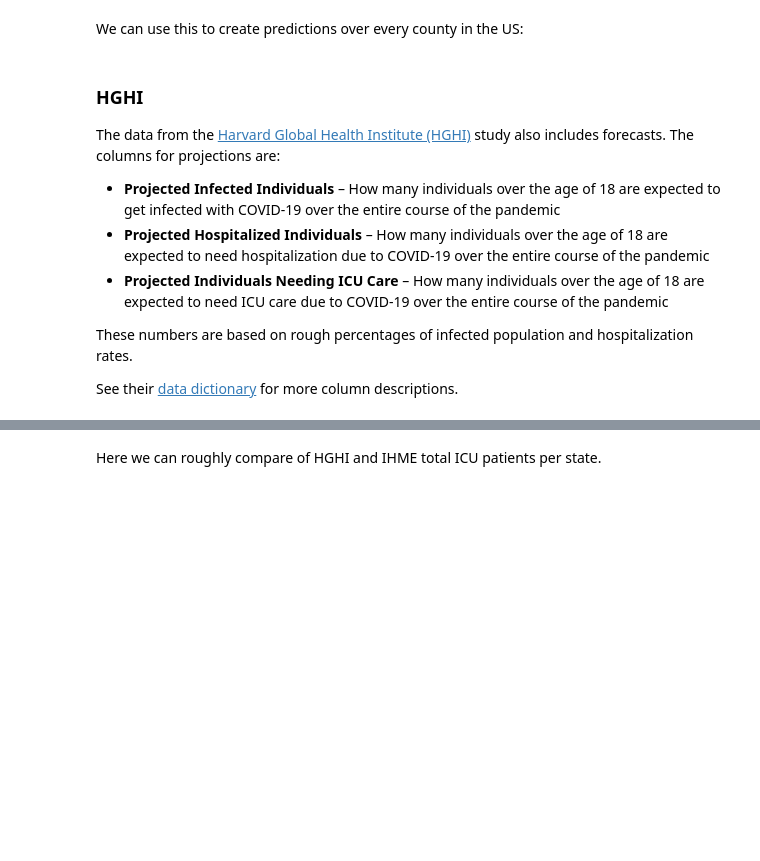
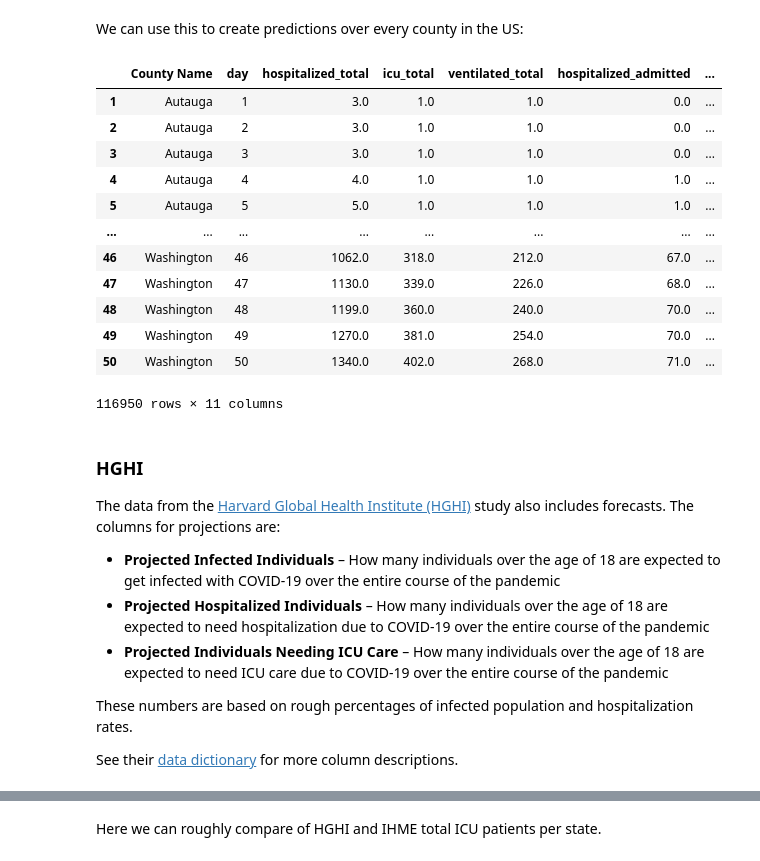
Before and after one commit to covidcaremap/covid19-healthsystemcapacity, a Jupyter notebook: notebooks/00_getting_started/02_Working_with_demand_data.ipynb, the cells around one changed output, grey strips where cells are left out. Drawn from its saved outputs; the diff is of its cells as text; code cells hidden in the pictures; blank space fills up the shorter version.

```diff
--- a/notebooks/00_getting_started/02_Working_with_demand_data.ipynb
+++ b/notebooks/00_getting_started/02_Working_with_demand_data.ipynb
@@ -153,15 +236,29 @@ We can use this to create predictions over every county in the US:
 # %%
 from covidcaremap.cases import get_county_case_info
 
 # Gets confirmed cases from USA Facts per county for date.
-cases_by_county = get_county_case_info('3/26/2020')
+cases_by_county = get_county_case_info('4/3/20')
 chime_county_df = ccm_chime.get_regional_predictions(cases_by_county,
                                        region_id_column='County Name')
 chime_county_df
+# %% [output]
+|  | County Name | day | hospitalized_total | icu_total | ventilated_total | hospitalized_admitted | ... |
+| 1 | Autauga | 1 | 3.0 | 1.0 | 1.0 | 0.0 | ... |
+| 2 | Autauga | 2 | 3.0 | 1.0 | 1.0 | 0.0 | ... |
+| 3 | Autauga | 3 | 3.0 | 1.0 | 1.0 | 0.0 | ... |
+| 4 | Autauga | 4 | 4.0 | 1.0 | 1.0 | 1.0 | ... |
+| 5 | Autauga | 5 | 5.0 | 1.0 | 1.0 | 1.0 | ... |
+| ... | ... | ... | ... | ... | ... | ... | ... |
+| 46 | Washington | 46 | 1062.0 | 318.0 | 212.0 | 67.0 | ... |
+| 47 | Washington | 47 | 1130.0 | 339.0 | 226.0 | 68.0 | ... |
+| 48 | Washington | 48 | 1199.0 | 360.0 | 240.0 | 70.0 | ... |
+| 49 | Washington | 49 | 1270.0 | 381.0 | 254.0 | 70.0 | ... |
+| 50 | Washington | 50 | 1340.0 | 402.0 | 268.0 | 71.0 | ... |
+116950 rows × 11 columns
 # %% [markdown]
 ### HGHI
 
-The data from the [Harvard Global Health Institute (HGHI)](https://globalepidemics.org/2020-03-17-caring-for-covid-19-patients/) study also includes forecasts. The columns for projections are:
+The data from the [Harvard Global Health Institute (HGHI)](https://globalepidemics.org/our-data/hospital-capacity/) study also includes forecasts. The columns for projections are:
 
 - **Projected Infected Individuals** – How many individuals over the age of 18 are expected to get infected with COVID-19 over the entire course of the pandemic
 - **Projected Hospitalized Individuals** – How many individuals over the age of 18 are expected to need hospitalization due to COVID-19 over the entire course of the pandemic
@@ -169,7 +266,7 @@ The data from the [Harvard Global Health Institute (HGHI)](https://globalepidemi
 
 These numbers are based on rough percentages of infected population and hospitalization rates.
 
-See their [data dictionary](https://globalepidemics.org/2020-03-17-caring-for-covid-19-patients/#dictionary) for more column descriptions.
+See their [data dictionary](https://globalepidemics.org/our-data-guide/) for more column descriptions.
 # %%
 hghi_state_gdf = gpd.read_file(processed_data_path('hghi_state_data.geojson'))
 hghi_state_gdf[[
```
Also changed, not shown: parts of 10 cells of this notebook.
